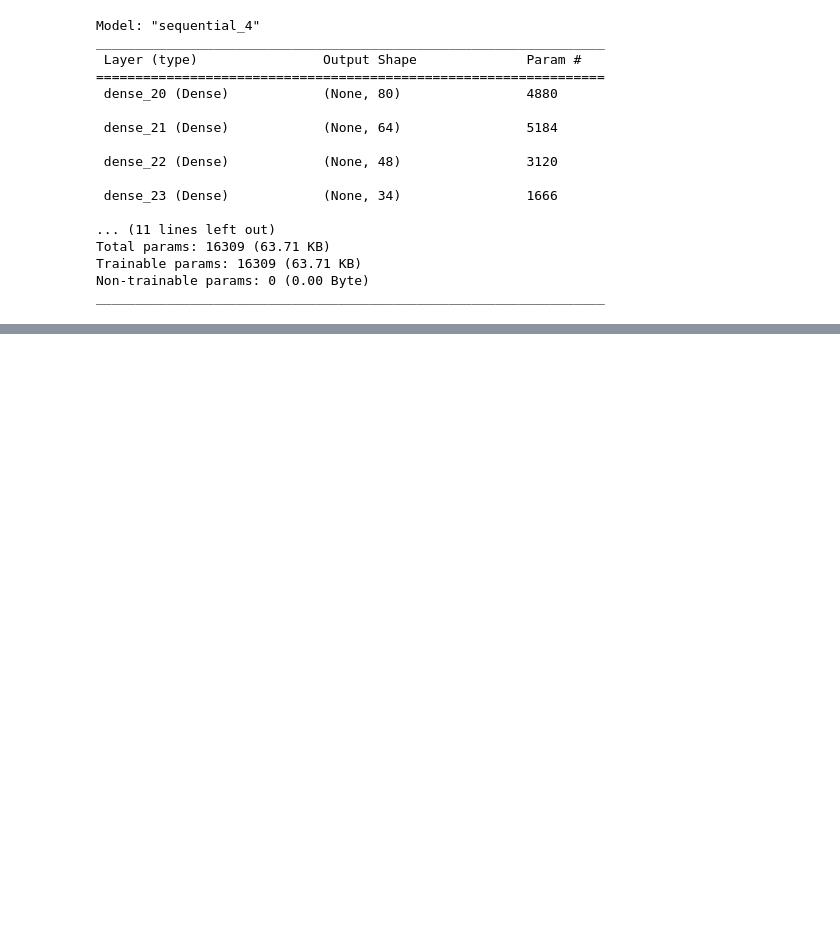
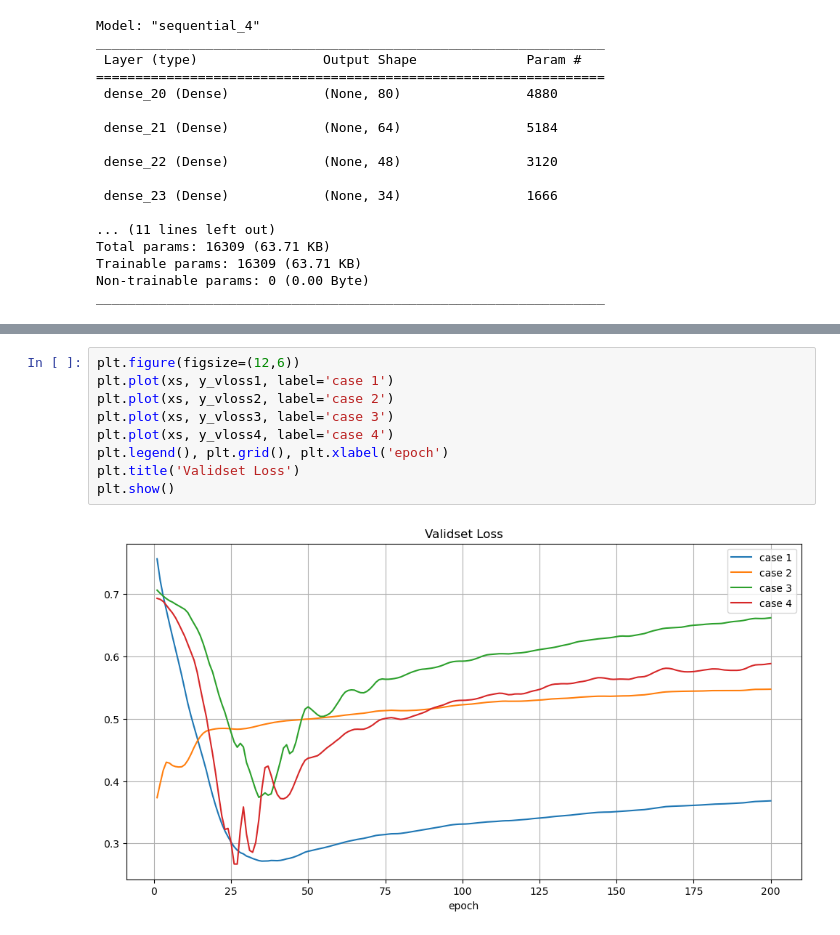
Before and after one commit to njy622/DeepLearning-23.11, a Jupyter notebook: 02.FCN/05.과적합피하기.ipynb, the cells around one changed output, grey strips where cells are left out. Drawn from its saved outputs; the diff is of its cells as text; blank space fills up the shorter version.

```diff
--- a/02.FCN/05.과적합피하기.ipynb
+++ b/02.FCN/05.과적합피하기.ipynb
@@ -199,0 +244,11 @@ model4.evaluate(X_test, y_test)
+# %%
+plt.figure(figsize=(12,6))
+plt.plot(xs, y_vloss1, label='case 1')
+plt.plot(xs, y_vloss2, label='case 2')
+plt.plot(xs, y_vloss3, label='case 3')
+plt.plot(xs, y_vloss4, label='case 4')
+plt.legend(), plt.grid(), plt.xlabel('epoch')
+plt.title('Validset Loss')
+plt.show()
+# %% [output]
+[figure, added]
```
Also changed, not shown: parts of 9 cells of this notebook.
